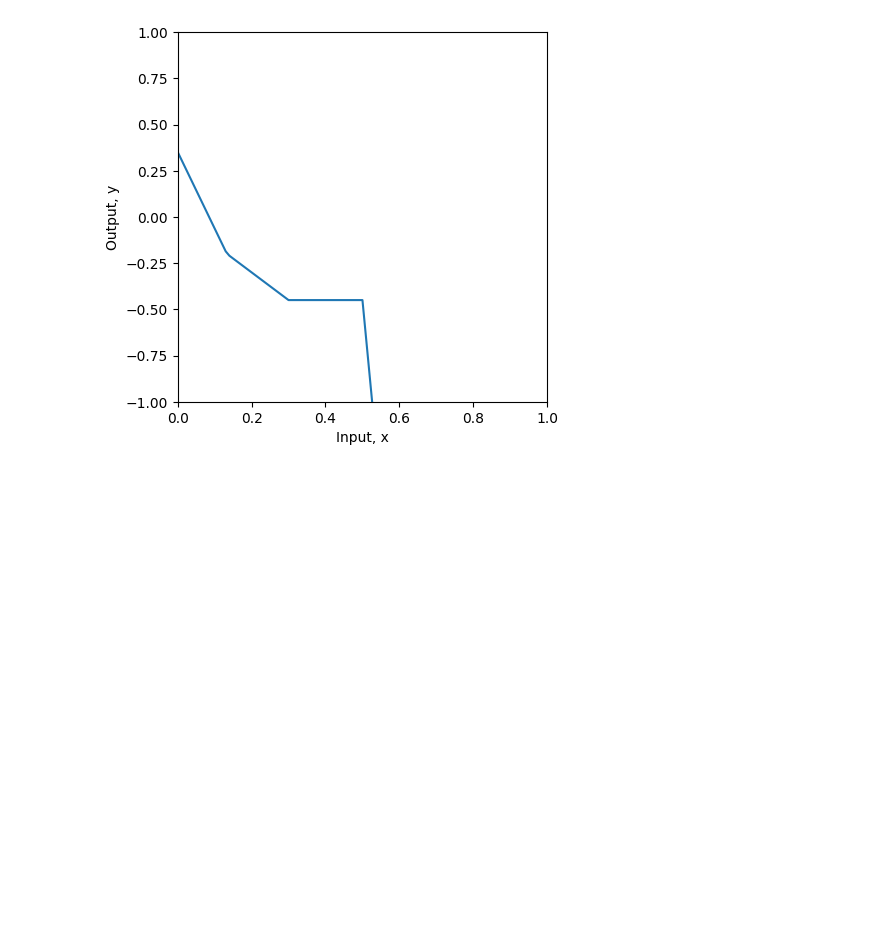
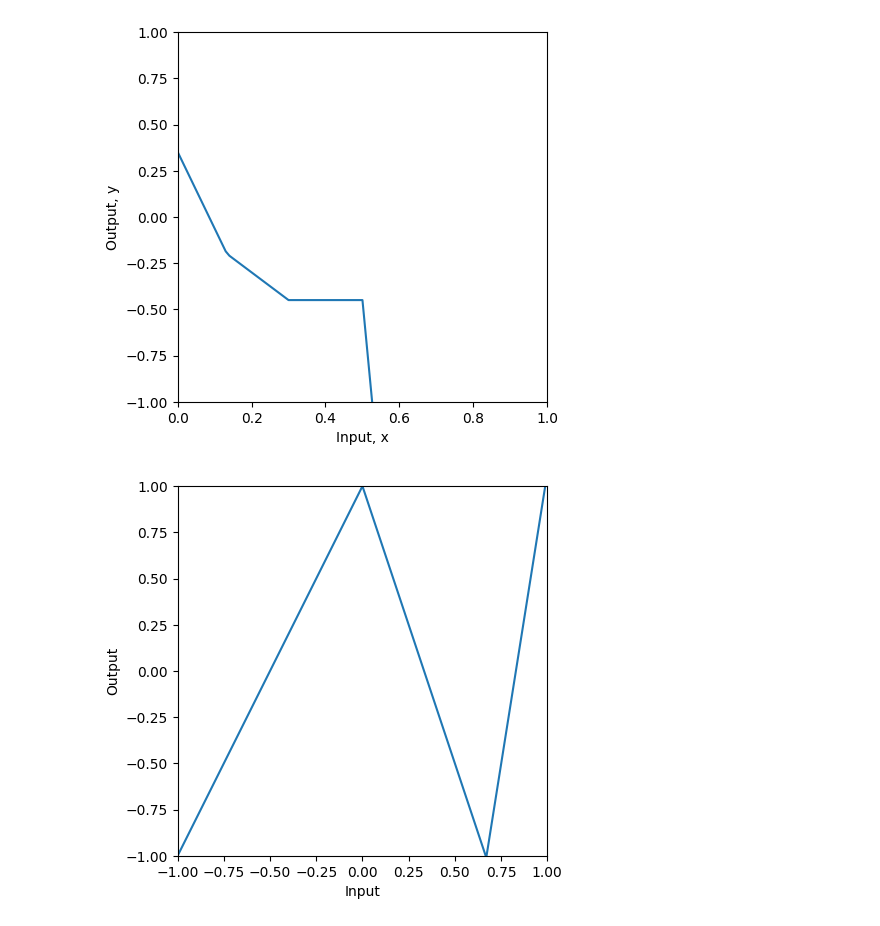
Before and after one commit to Saransh-Basu-01/Understanding-Deep-learning-, a Jupyter notebook: Deep_Neural_Networks.ipynb, the cells around one changed output. Drawn from its saved outputs; the diff is of its cells as text; code cells hidden in the pictures; blank space fills up the shorter version.

```diff
--- a/Deep_Neural_Networks.ipynb
+++ b/Deep_Neural_Networks.ipynb
@@ -248,3 +248,28 @@ def shallow_1_1_3(x, activation_fn, phi_0,phi_1,phi_2,phi_3, theta_10, theta_11,
   y = phi_0 + w_act_1 + w_act_2 + w_act_3
   # Return everything we have calculated
   return y, pre_1, pre_2, pre_3, act_1, act_2, act_3, w_act_1, w_act_2, w_act_3
+# %%
+
+# # Plot the shallow neural network.  We'll assume input in is range [-1,1] and output [-1,1]
+def plot_neural(x, y):
+  fig, ax = plt.subplots()
+  ax.plot(x.T,y.T)
+  ax.set_xlabel('Input'); ax.set_ylabel('Output')
+  ax.set_xlim([-1,1]);ax.set_ylim([-1,1])
+  ax.set_aspect(1.0)
+  plt.show()
+# %%
+n1_theta_10 = 0.0   ; n1_theta_11 = -1.0
+n1_theta_20 = 0     ; n1_theta_21 = 1.0
+n1_theta_30 = -0.67 ; n1_theta_31 =  1.0
+n1_phi_0 = 1.0; n1_phi_1 = -2.0; n1_phi_2 = -3.0; n1_phi_3 = 9.3
+
+# Define a range of input values
+n1_in = np.arange(-1,1,0.01).reshape([1,-1])
+
+# We run the neural network for each of these input values
+n1_out, *_ = shallow_1_1_3(n1_in, ReLU, n1_phi_0, n1_phi_1, n1_phi_2, n1_phi_3, n1_theta_10, n1_theta_11, n1_theta_20, n1_theta_21, n1_theta_30, n1_theta_31)
+# And then plot it
+plot_neural(n1_in, n1_out)
+# %% [output]
+[figure, added]
```
Also changed, not shown: parts of 1 cell of this notebook.
